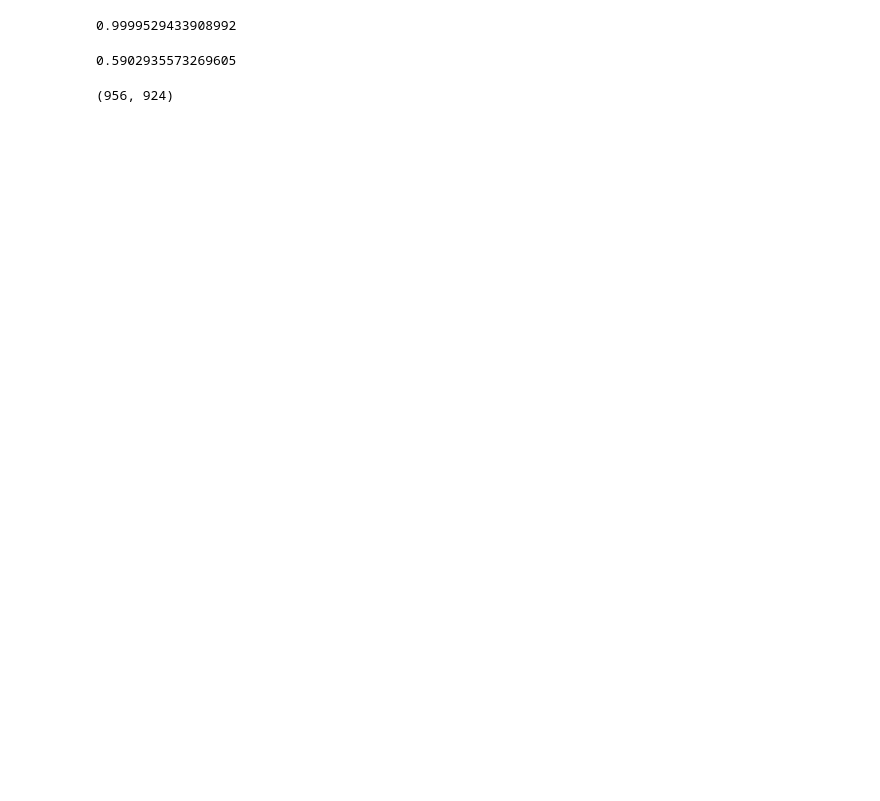
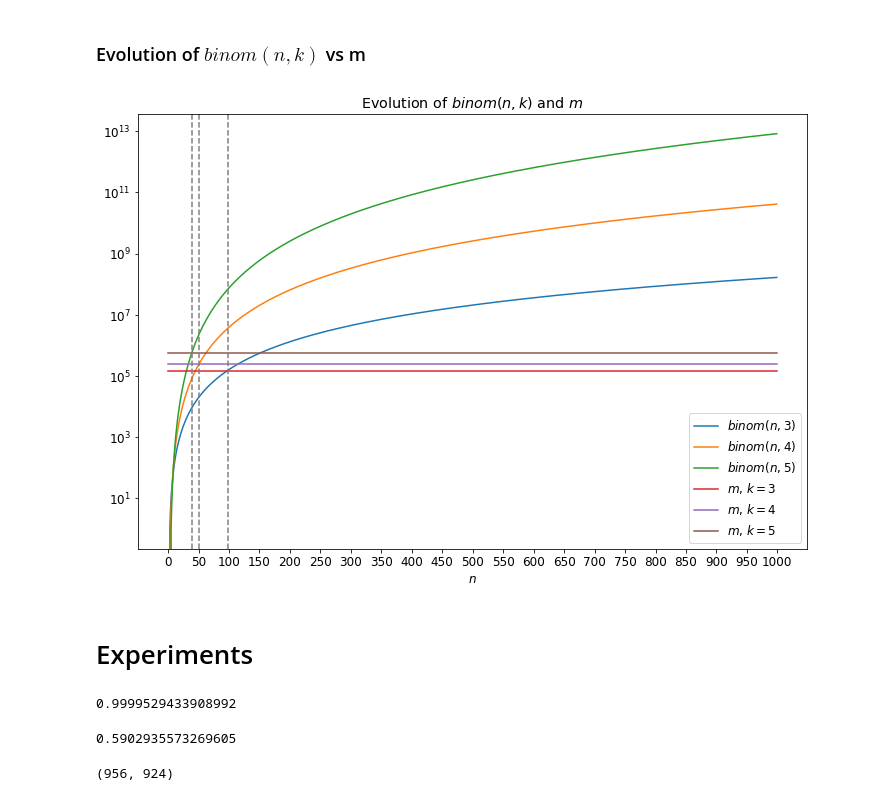
Before and after one commit to NOOC-TC/nooc-graphlet-kernel, a Jupyter notebook: nooc.ipynb, the cells around one changed output. Drawn from its saved outputs; the diff is of its cells as text; code cells hidden in the pictures; blank space fills up the shorter version.

Commit message:
Experiments

```diff
--- a/nooc.ipynb
+++ b/nooc.ipynb
@@ -103,3 +129,41 @@ def kernel(G1, G2, k, delta, epsilon):
+# %% [markdown]
+### Evolution of $binom(n, k)$ vs m
+# %%
+epsilon = 0.01
+delta = 0.01
+ns = list(range(1000))
+
+n3 = [scipy.special.binom(n, 3) for n in ns]
+n4 = [scipy.special.binom(n, 4) for n in ns]
+n5 = [scipy.special.binom(n, 5) for n in ns]
+
+m3 = nb_samples_required(4, delta, epsilon)
+m4 = nb_samples_required(11, delta, epsilon)
+m5 = nb_samples_required(34, delta, epsilon)
+
+plt.semilogy(ns, n3, label='$binom(n, 3)$')
+plt.semilogy(ns, n4, label='$binom(n, 4)$')
+plt.semilogy(ns, n5, label='$binom(n, 5)$')
+
+plt.semilogy(ns, [m3] * len(ns), label='$m$, $k=3$')
+plt.semilogy(ns, [m4] * len(ns), label='$m$, $k=4$')
+plt.semilogy(ns, [m5] * len(ns), label='$m$, $k=5$')
+
+tmp = [np.argwhere(m3 < np.array(n3))[0], np.argwhere(m4 < np.array(n4))[0], np.argwhere(m5 < np.array(n5))[0]]
+plt.axvline(tmp[0], linestyle='--', color='grey')
+plt.axvline(tmp[1], linestyle='--', color='grey')
+plt.axvline(tmp[2], linestyle='--', color='grey')
+
+plt.legend()
+plt.xlabel('$n$')
+plt.title('Evolution of $binom(n, k)$ and $m$')
+plt.xticks(list(range(0, 1001, 50)))
+plt.savefig('plots/bin_m.png')
+plt.show()
+# %% [output]
+[figure, added]
+# %% [markdown]
+# Experiments
 # %%
 G = nx.fast_gnp_random_graph(100, 0.1)
 
```
Also changed, not shown: parts of 8 cells of this notebook, 2 other files.
